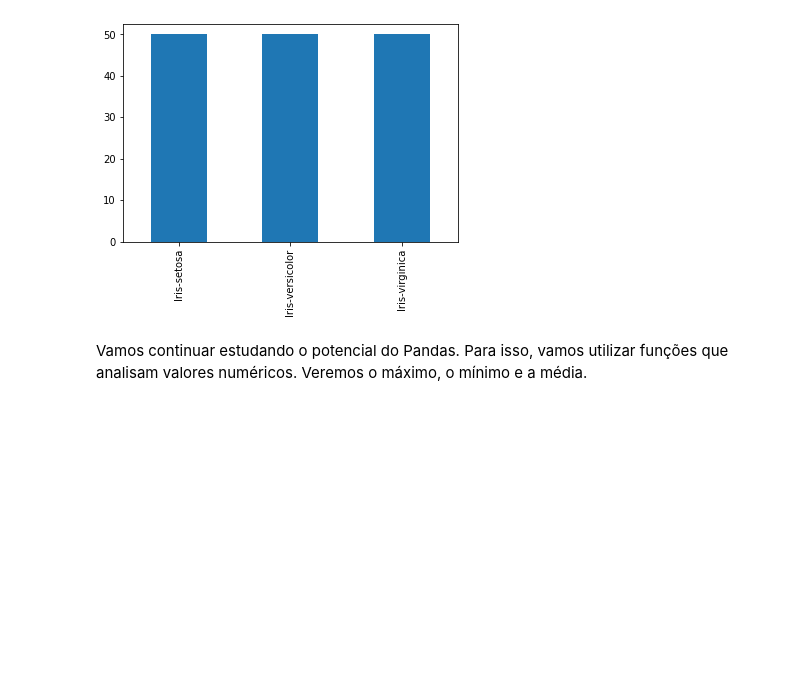
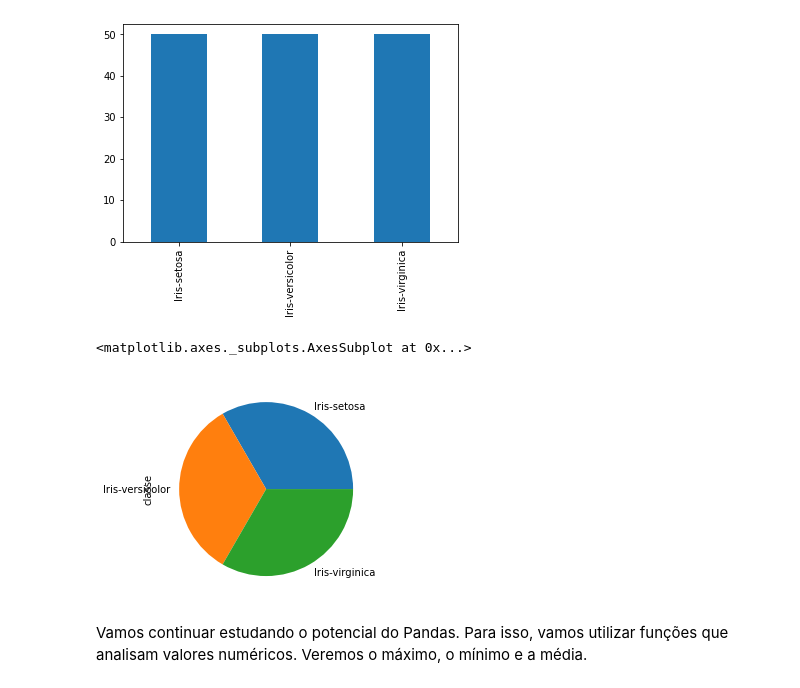
Before and after one commit to xMORRICEx/CeubOS, a Jupyter notebook: Classificação_Íris.ipynb, the cells around one changed output. Saved outputs shown, nothing was run; the diff lists cells and outputs as text; code cells hidden in the pictures; blank space fills up the shorter version.

```diff
--- a/Classificação_Íris.ipynb
+++ b/Classificação_Íris.ipynb
@@ -48,6 +48,11 @@ dataFrame["classe"].value_counts().plot(kind="bar")
 # %% [output]
 <matplotlib.axes._subplots.AxesSubplot at 0x...>
 [figure]
+# %%
+dataFrame["classe"].value_counts().plot(kind="pie")
+# %% [output]
+<matplotlib.axes._subplots.AxesSubplot at 0x...>
+[figure, added]
 # %% [markdown]
 Vamos continuar estudando o potencial do Pandas. Para isso, vamos utilizar funções que analisam valores numéricos. Veremos o máximo, o mínimo e a média.
 # %%
```
